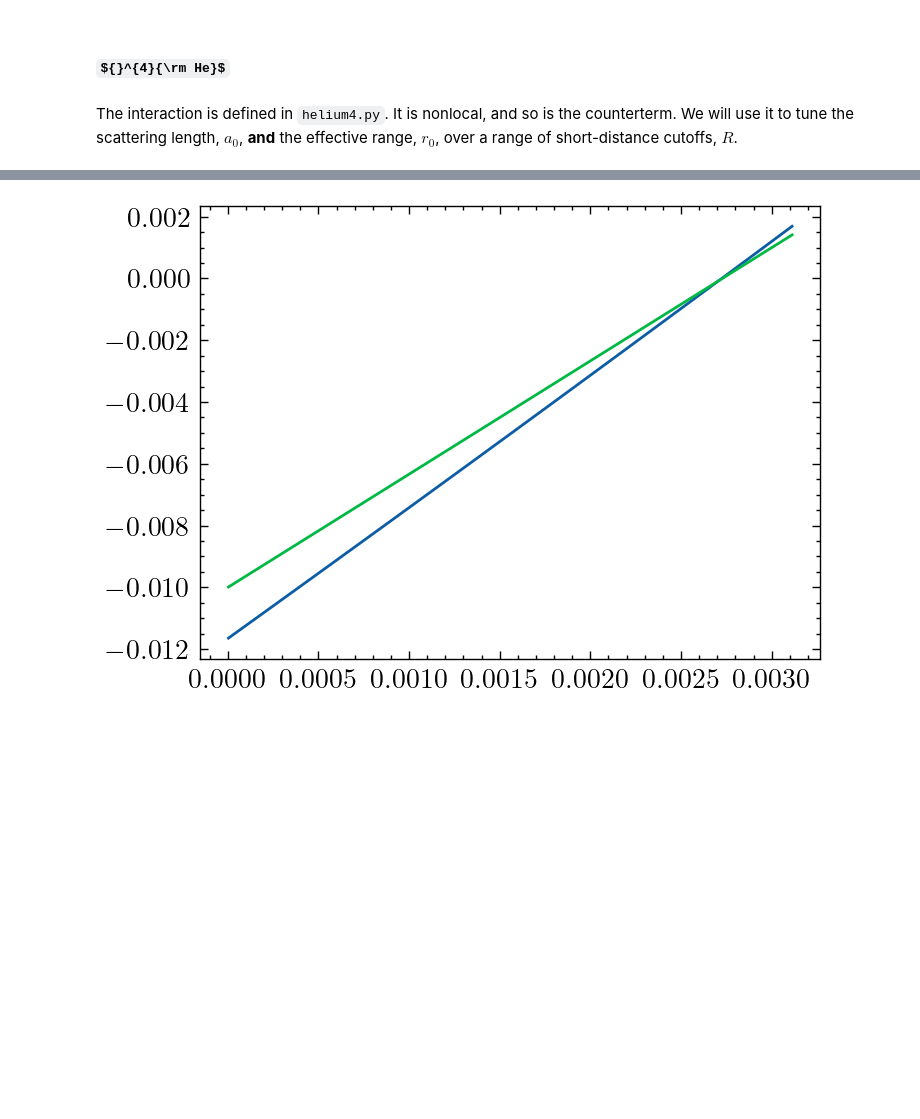
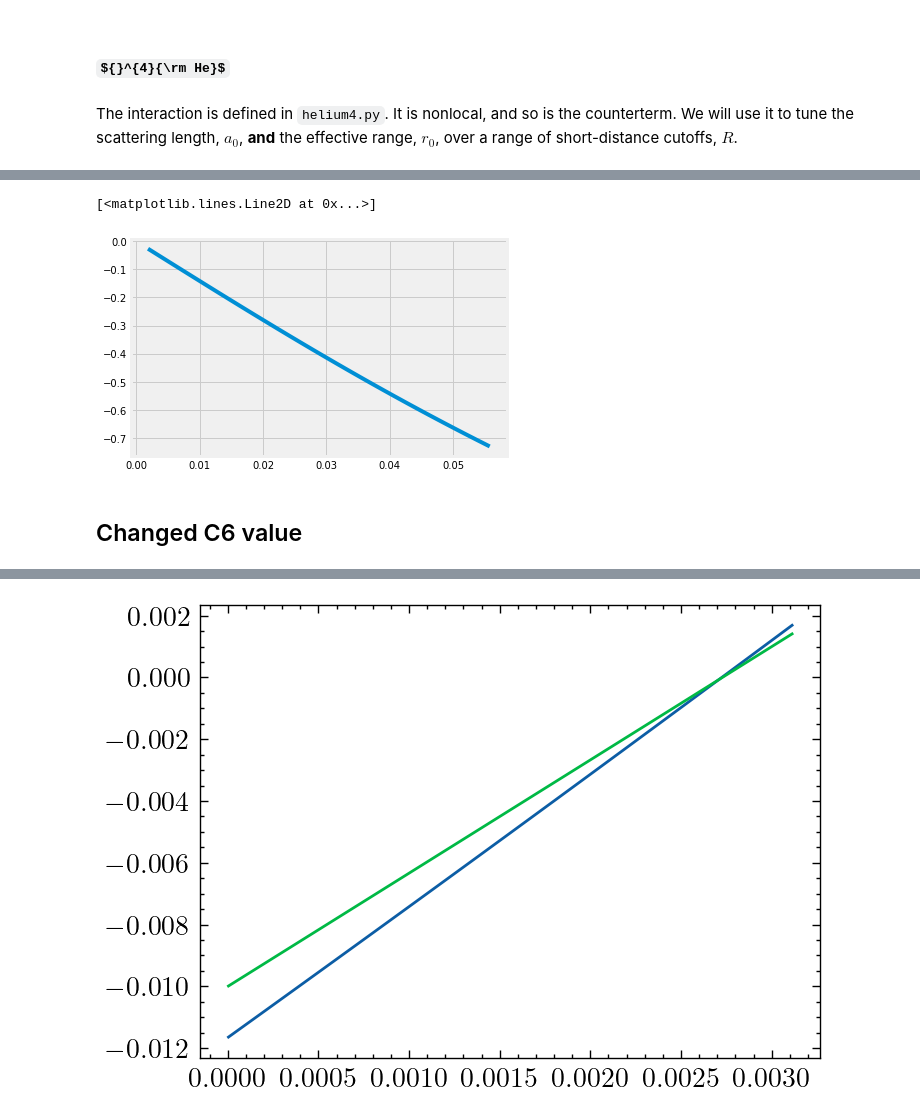
Before and after one commit to odell/vdw-nlo, a Jupyter notebook: 4He NLO Nonlocal.ipynb, the cells around one changed output, grey strips where cells are left out. Drawn from its saved outputs; the diff is of its cells as text; code cells hidden in the pictures; some formulas as TeX source; blank space fills up the shorter version.

```diff
--- a/4He NLO Nonlocal.ipynb
+++ b/4He NLO Nonlocal.ipynb
@@ -229,0 +5,10 @@ ax.set_ylabel(r'$k\cot\delta$');
+# %%
+import numpy as np
+from scipy import optimize
+import matplotlib.pyplot as plt
+
+import helium4 as he4
+
+plt.style.use('fivethirtyeight')
+gr = 4/3
+h = 3
@@ -229,0 +35,23 @@ ax.set_ylabel(r'$k\cot\delta$');
+# %%
+# momentum grid
+momenta = np.linspace(0.01/he4.BETA6, 0.3/he4.BETA6, 30)
+
+# scale to render g dimensionless
+X = he4.FACTOR * he4.BETA6 # K•Å^3
+
+# kcotd delta returned from a and r
+KCD = -1/he4.A0 + he4.R0/2*momenta**2
+
+# First, we will tune k(cot(delta)). Then we'll go back and refine a_0 and r_0.
+def kcd_diff(gpair, sys):
+    kcd = sys.kcotd_gen_fast(momenta, *gpair)
+    return np.sum(((KCD - kcd)/KCD)**2)
+
+
+def inverse_a0_diff(gi, gj, sys):
+    a0, _ = sys.a0_and_r0(gi, gj, momenta, use_c=True)
+    return (1/he4.A0 - 1/a0)*he4.A0
+
+def a0_diff(gi, gj, sys):
+    a0, _ = sys.a0_and_r0(gi, gj, momenta, use_c=True)
+    return (he4.A0 - a0)/he4.A0
@@ -229,0 +124,7 @@ ax.set_ylabel(r'$k\cot\delta$');
+# %%
+phshift = s.phase_shifts(330671.13967153005,-18177.707019376576,momenta)
+# %%
+plt.plot(momenta,phshift)
+# %% [output]
+[<matplotlib.lines.Line2D at 0x...>]
+[figure, added]
@@ -229,0 +133,2 @@ ax.set_ylabel(r'$k\cot\delta$');
+# %% [markdown]
+## Changed C6 value
```
Also changed, not shown: parts of 51 cells of this notebook.
